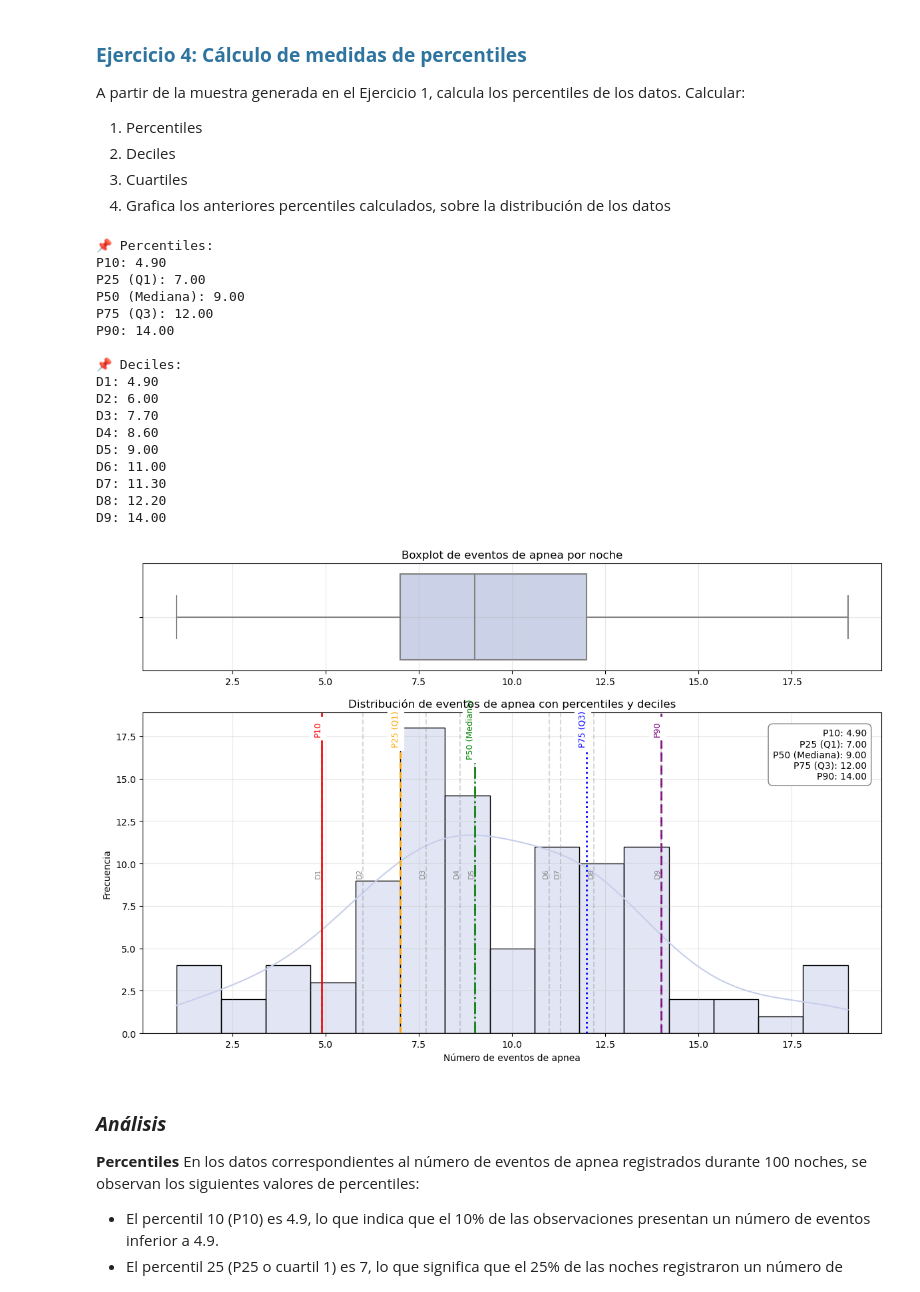
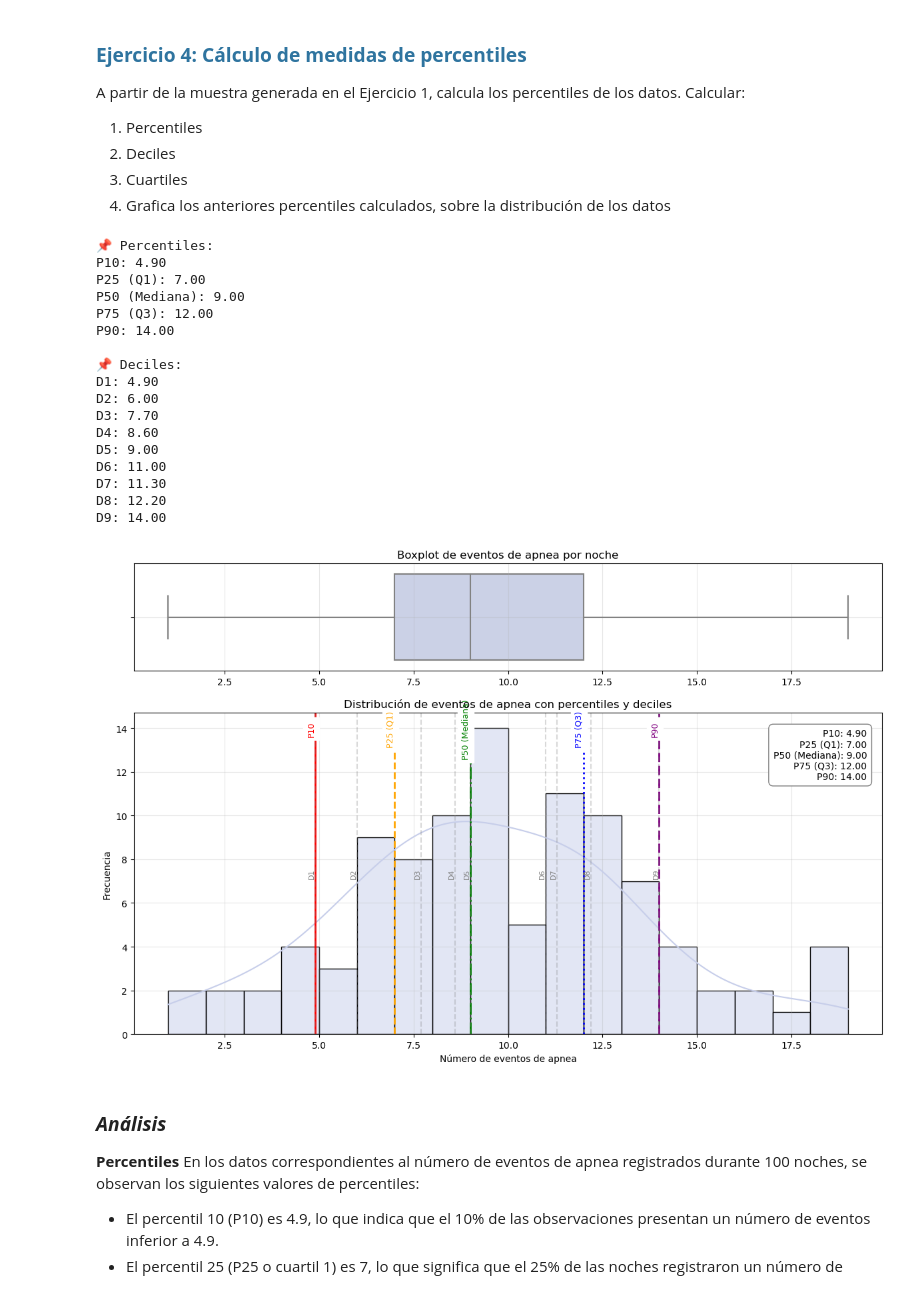
Before and after one commit to NatalyRodriguez06/Fundamentos-de-Ciencia-de-datos, a Jupyter notebook: sesiones_practicas/sp_2_Nataly_Rodriguez_Atehortua.ipynb, the cells around one changed output. Saved outputs shown, nothing was run; the diff lists cells and outputs as text; code cells hidden in the pictures.

```diff
--- a/sesiones_practicas/sp_2_Nataly_Rodriguez_Atehortua.ipynb
+++ b/sesiones_practicas/sp_2_Nataly_Rodriguez_Atehortua.ipynb
@@ -335,7 +337,7 @@ axes[0].set_xlabel("")  # sin etiqueta para no duplicar
 axes[0].grid(alpha=0.3)
 
 # --- Subplot 2: Histograma ---
-sns.histplot(apnea_events, kde=True, color="#c7ceea", bins=15, ax=axes[1])
+sns.histplot(apnea_events, kde=True, color="#c7ceea", bins=18, ax=axes[1])
 
 # Líneas verticales para percentiles principales
 colors = {'P10': 'red', 'P25 (Q1)': 'orange', 'P50 (Mediana)': 'green',
@@ -362,34 +364,34 @@ texto_percentiles = "\n".join([f"{et}: {val:.2f}" for et, val in percentiles.ite
 axes[1].text(0.98, 0.95, texto_percentiles, transform=axes[1].transAxes,
              fontsize=10, verticalalignment='top', horizontalalignment='right',
              bbox=dict(boxstyle="round,pad=0.5", facecolor="white", edgecolor="gray"))
 
 # Estética general
 axes[1].set_title("Distribución de eventos de apnea con percentiles y deciles", fontsize=12)
 axes[1].set_xlabel("Número de eventos de apnea")
 axes[1].set_ylabel("Frecuencia")
 axes[1].grid(alpha=0.3)
 
 plt.tight_layout()
 plt.show()
 # %% [output]
 📌 Percentiles:
 P10: 4.90
 P25 (Q1): 7.00
 P50 (Mediana): 9.00
 P75 (Q3): 12.00
 P90: 14.00
 
 📌 Deciles:
 D1: 4.90
 D2: 6.00
 D3: 7.70
 D4: 8.60
 D5: 9.00
 D6: 11.00
 D7: 11.30
 D8: 12.20
 D9: 14.00
-[figure, old version]
+[figure, new version]
 # %% [markdown]
 ### ***Análisis***
 
```
Also changed, not shown: parts of 10 cells of this notebook.
